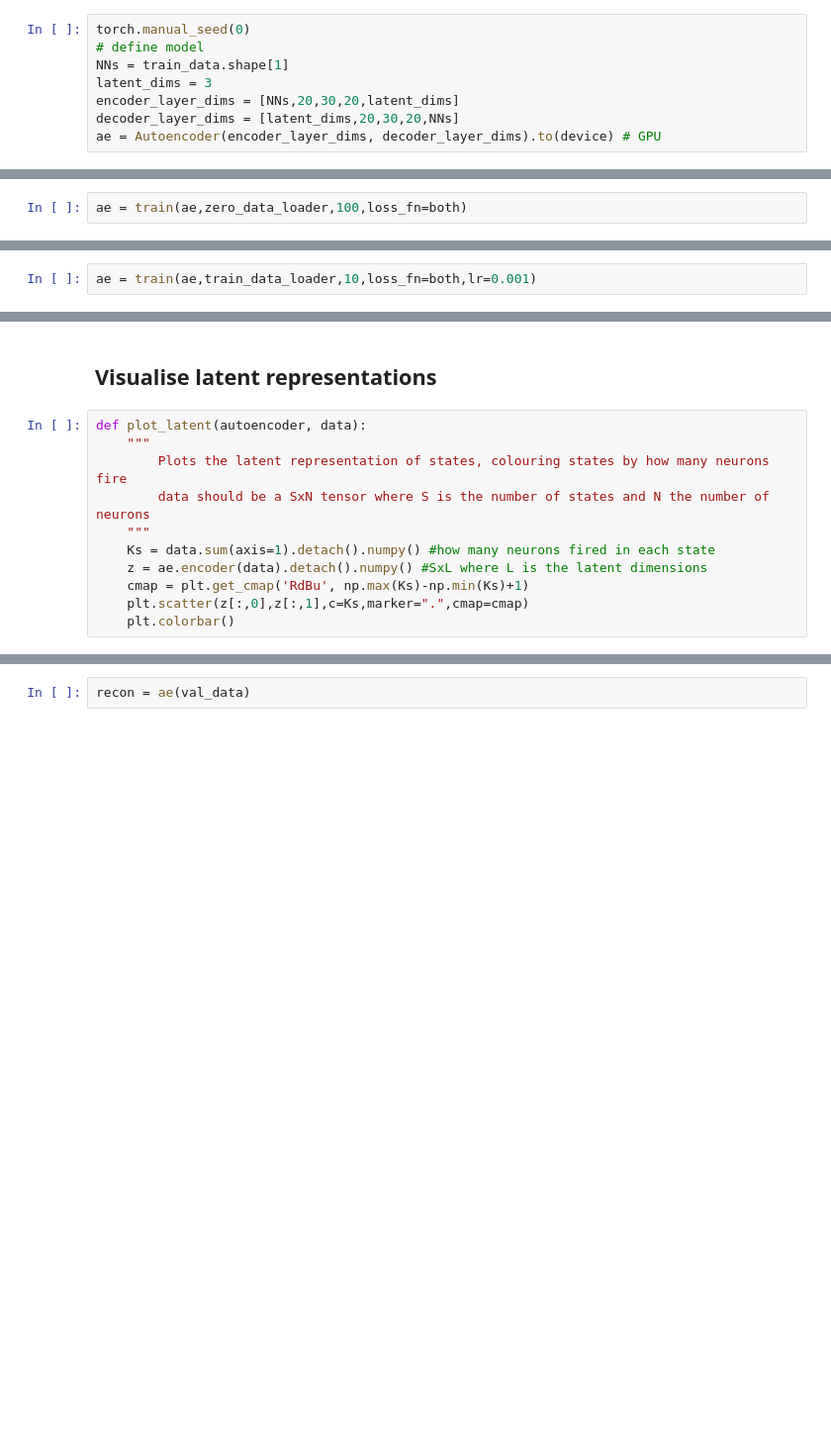
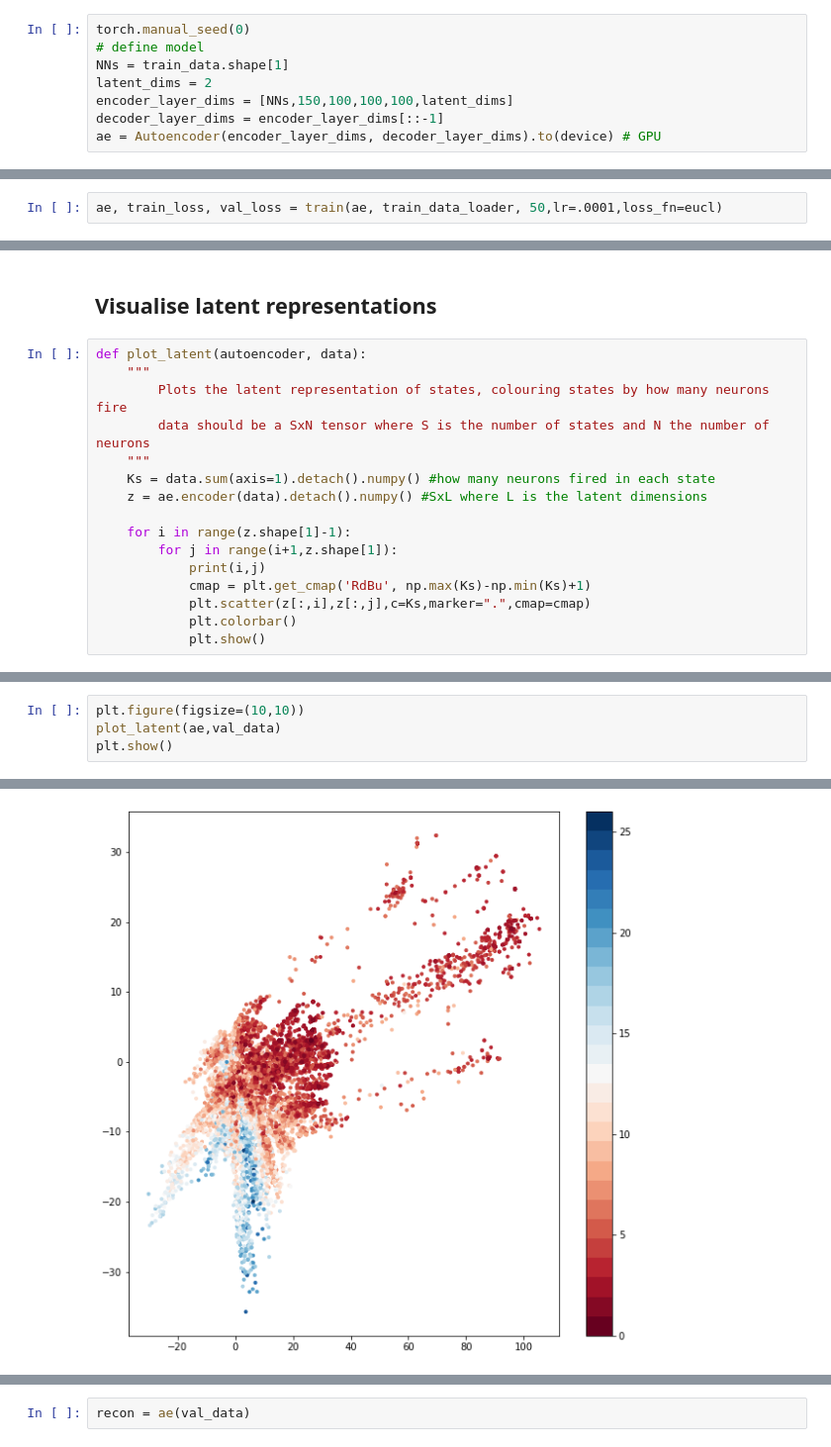
Before and after one commit to abramschon/maxent, a Jupyter notebook: notebooks/autoencoder.ipynb, the cells around one changed output, grey strips where cells are left out. Shown at 99% size. Drawn from its saved outputs; the diff is of its cells as text; blank space fills up the shorter version.

Commit message:
Adds training procedure

```diff
--- a/notebooks/autoencoder.ipynb
+++ b/notebooks/autoencoder.ipynb
@@ -147,7 +153,7 @@ Define model
 torch.manual_seed(0)
 # define model
 NNs = train_data.shape[1]
-latent_dims = 3
-encoder_layer_dims = [NNs,20,30,20,latent_dims]
-decoder_layer_dims = [latent_dims,20,30,20,NNs]
+latent_dims = 2
+encoder_layer_dims = [NNs,150,100,100,100,latent_dims]
+decoder_layer_dims = encoder_layer_dims[::-1]
 ae = Autoencoder(encoder_layer_dims, decoder_layer_dims).to(device) # GPU
@@ -156,2 +159,0 @@ zero_data_loader = torch.utils.data.DataLoader(torch.zeros((100,NNs)), batch_siz
-# %%
-ae = train(ae,zero_data_loader,100,loss_fn=both)
@@ -172,3 +166,3 @@ Train loss: 0.0
 # %%
-ae = train(ae,train_data_loader,10,loss_fn=both,lr=0.001)
+ae, train_loss, val_loss = train(ae, train_data_loader, 50,lr=.0001,loss_fn=eucl)
 # %% [output]
@@ -192,6 +189,11 @@ def plot_latent(autoencoder, data):
     """
     Ks = data.sum(axis=1).detach().numpy() #how many neurons fired in each state
     z = ae.encoder(data).detach().numpy() #SxL where L is the latent dimensions
-    cmap = plt.get_cmap('RdBu', np.max(Ks)-np.min(Ks)+1)
-    plt.scatter(z[:,0],z[:,1],c=Ks,marker=".",cmap=cmap)
-    plt.colorbar()
+
+    for i in range(z.shape[1]-1):
+        for j in range(i+1,z.shape[1]):
+            print(i,j)
+            cmap = plt.get_cmap('RdBu', np.max(Ks)-np.min(Ks)+1)
+            plt.scatter(z[:,i],z[:,j],c=Ks,marker=".",cmap=cmap)
+            plt.colorbar()
+            plt.show()
@@ -201,0 +200,5 @@ plot_latent(ae, val_data)
+# %%
+plt.figure(figsize=(10,10))
+plot_latent(ae,val_data)
+plt.show()
+# %% [output]
@@ -201,0 +206 @@ plot_latent(ae, val_data)
+[figure, added]
```
Also changed, not shown: parts of 33 cells of this notebook, 1 other file.
